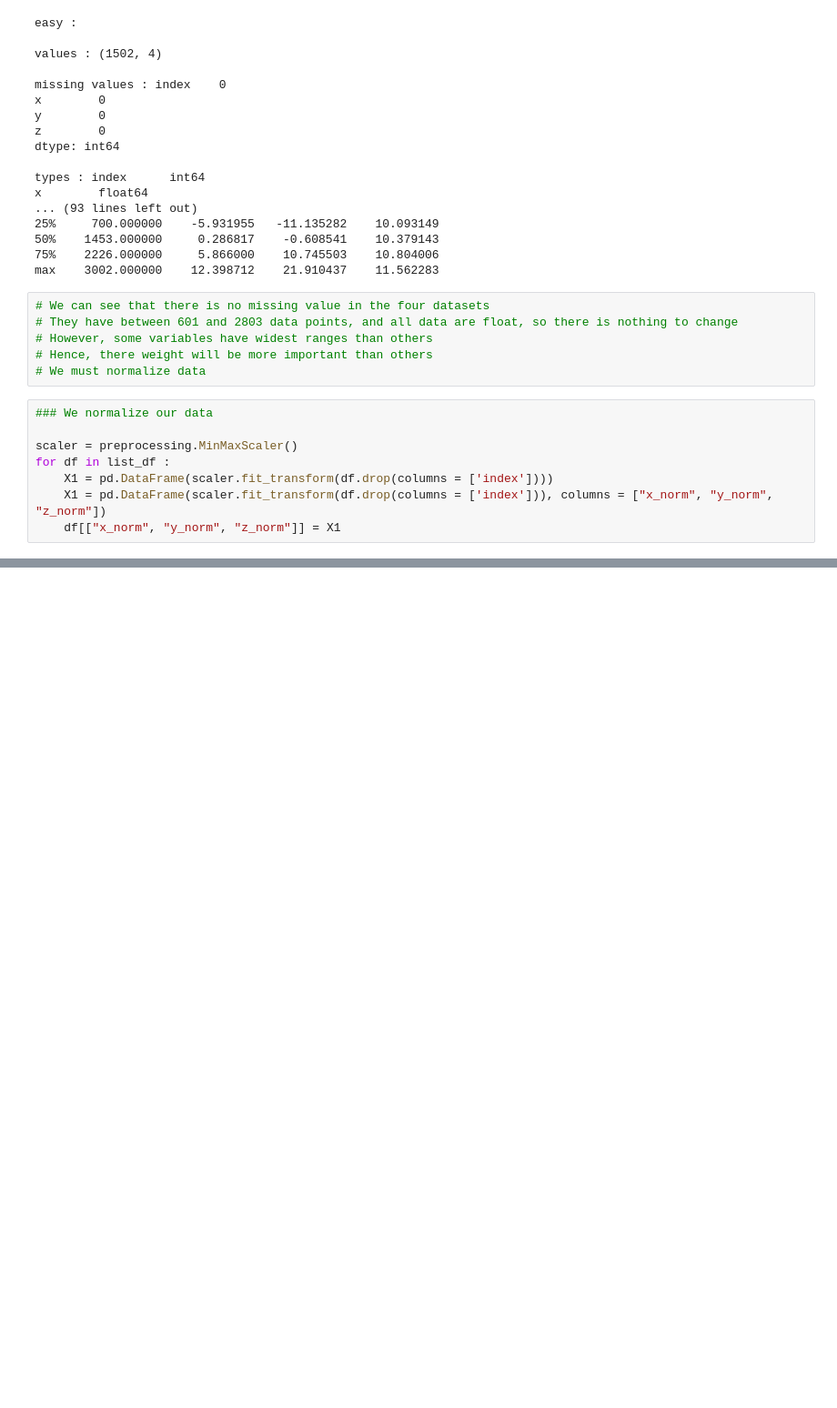
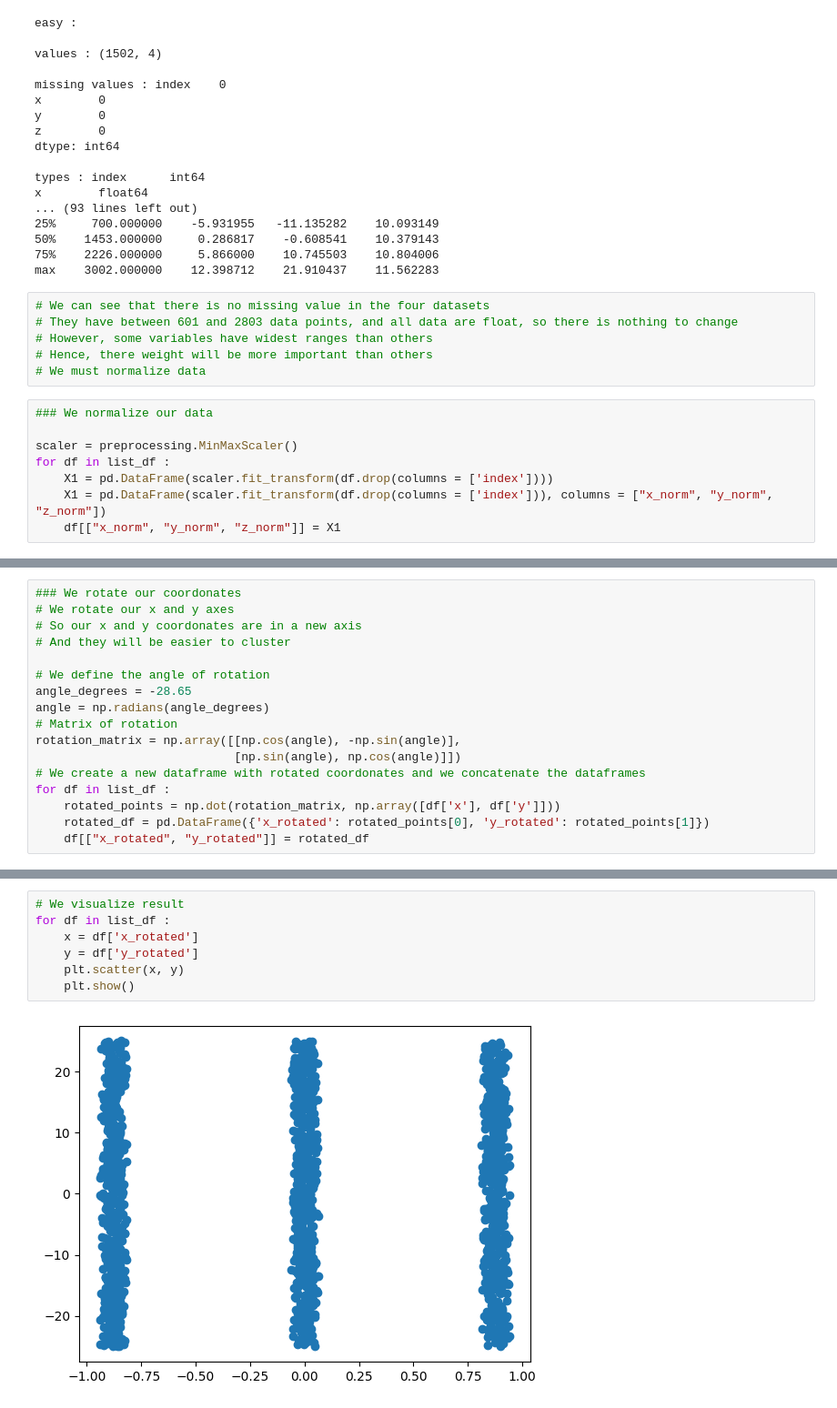
Before and after one commit to JulesChpn/blunomy_project, a Jupyter notebook: preprocessing.ipynb, the cells around one changed output, grey strips where cells are left out. Shown at 91% size. Saved outputs shown, nothing was run; the diff lists cells and outputs as text; blank space fills up the shorter version.

Commit message:
Preprocessing - Update : visualization + rotation

```diff
--- a/preprocessing.ipynb
+++ b/preprocessing.ipynb
@@ -120,0 +125,17 @@ lidar_easy
+# %%
+### We rotate our coordonates
+# We rotate our x and y axes
+# So our x and y coordonates are in a new axis
+# And they will be easier to cluster
+
+# We define the angle of rotation
+angle_degrees = -28.65
+angle = np.radians(angle_degrees)
+# Matrix of rotation
+rotation_matrix = np.array([[np.cos(angle), -np.sin(angle)],
+                            [np.sin(angle), np.cos(angle)]])
+# We create a new dataframe with rotated coordonates and we concatenate the dataframes
+for df in list_df :
+    rotated_points = np.dot(rotation_matrix, np.array([df['x'], df['y']]))
+    rotated_df = pd.DataFrame({'x_rotated': rotated_points[0], 'y_rotated': rotated_points[1]})
+    df[["x_rotated", "y_rotated"]] = rotated_df
@@ -120,0 +159,9 @@ lidar_easy
+# %%
+# We visualize result
+for df in list_df :
+    x = df['x_rotated']
+    y = df['y_rotated']
+    plt.scatter(x, y)
+    plt.show()
+# %% [output]
+[figure, added]
```
Also changed, not shown: parts of 5 cells of this notebook, 1 other file.
